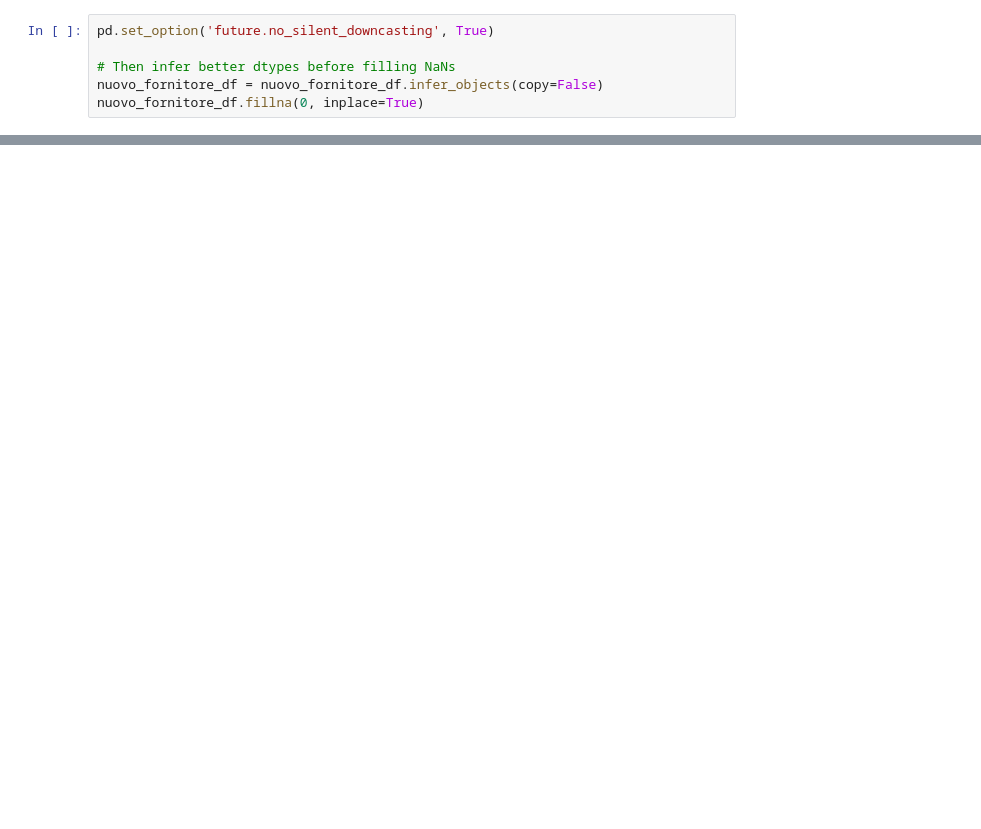
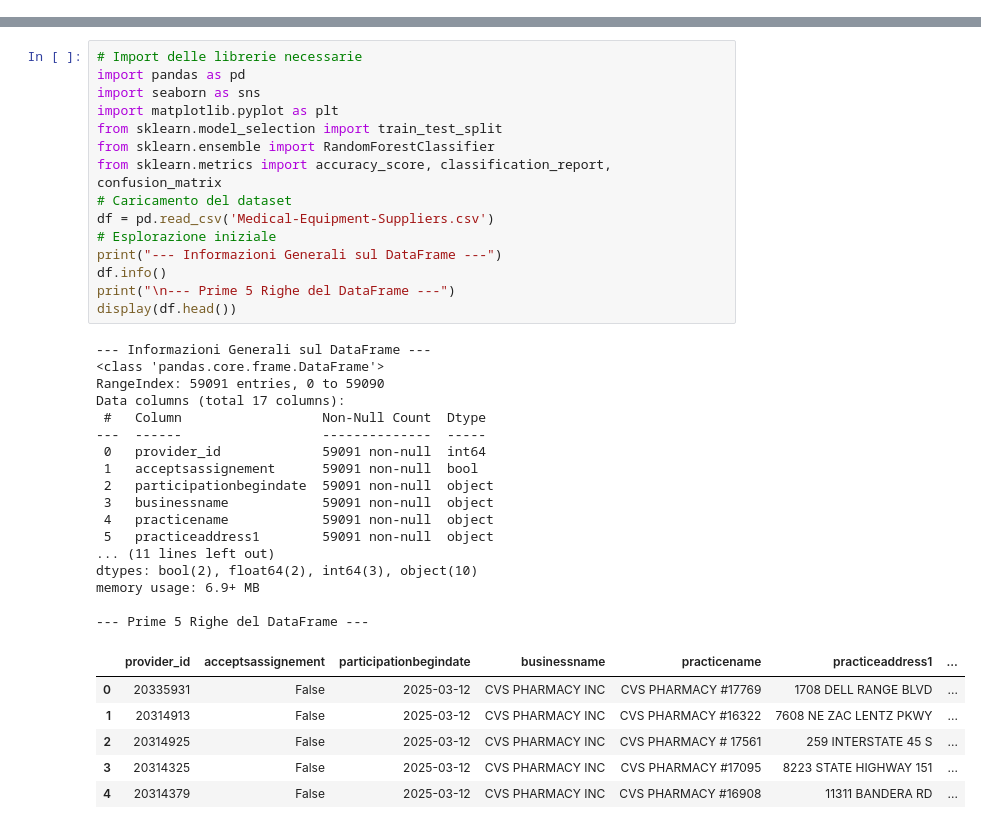
Before and after one commit to nataniel82/Medical-equipement-suppliers, a Jupyter notebook: medical-equipement-suppliers.ipynb, the cells around one changed output, grey strips where cells are left out. Drawn from its saved outputs; the diff is of its cells as text; blank space fills up the shorter version.

```diff
--- a/medical-equipement-suppliers.ipynb
+++ b/medical-equipement-suppliers.ipynb
@@ -300,6 +0,0 @@ if 'specialitieslist_Pharmacy' in nuovo_fornitore_df.columns:
-# %%
-pd.set_option('future.no_silent_downcasting', True)
-
-# Then infer better dtypes before filling NaNs
-nuovo_fornitore_df = nuovo_fornitore_df.infer_objects(copy=False)
-nuovo_fornitore_df.fillna(0, inplace=True)
@@ -314,0 +21,39 @@ Probabilità (False, True): [0.37 0.63]
+# %%
+# Import delle librerie necessarie
+import pandas as pd
+import seaborn as sns
+import matplotlib.pyplot as plt
+from sklearn.model_selection import train_test_split
+from sklearn.ensemble import RandomForestClassifier
+from sklearn.metrics import accuracy_score, classification_report, confusion_matrix
+# Caricamento del dataset
+df = pd.read_csv('Medical-Equipment-Suppliers.csv')
+# Esplorazione iniziale
+print("--- Informazioni Generali sul DataFrame ---")
+df.info()
+print("\n--- Prime 5 Righe del DataFrame ---")
+display(df.head())
+# %% [output]
+--- Informazioni Generali sul DataFrame ---
+<class 'pandas.core.frame.DataFrame'>
+RangeIndex: 59091 entries, 0 to 59090
+Data columns (total 17 columns):
+ #   Column                  Non-Null Count  Dtype
+---  ------                  --------------  -----
+ 0   provider_id             59091 non-null  int64
+ 1   acceptsassignement      59091 non-null  bool
+ 2   participationbegindate  59091 non-null  object
+ 3   businessname            59091 non-null  object
+ 4   practicename            59091 non-null  object
+ 5   practiceaddress1        59091 non-null  object
+... (11 lines left out)
+dtypes: bool(2), float64(2), int64(3), object(10)
+memory usage: 6.9+ MB
+
+--- Prime 5 Righe del DataFrame ---
+|  | provider_id | acceptsassignement | participationbegindate | businessname | practicename | practiceaddress1 | ... |
+| 0 | 20335931 | False | 2025-03-12 | CVS PHARMACY INC | CVS PHARMACY #17769 | 1708 DELL RANGE BLVD | ... |
+| 1 | 20314913 | False | 2025-03-12 | CVS PHARMACY INC | CVS PHARMACY #16322 | 7608 NE ZAC LENTZ PKWY | ... |
+| 2 | 20314925 | False | 2025-03-12 | CVS PHARMACY INC | CVS PHARMACY # 17561 | 259 INTERSTATE 45 S | ... |
+| 3 | 20314325 | False | 2025-03-12 | CVS PHARMACY INC | CVS PHARMACY #17095 | 8223 STATE HIGHWAY 151 | ... |
+| 4 | 20314379 | False | 2025-03-12 | CVS PHARMACY INC | CVS PHARMACY #16908 | 11311 BANDERA RD | ... |
```
Also changed, not shown: parts of 42 cells of this notebook, 1 other file.
